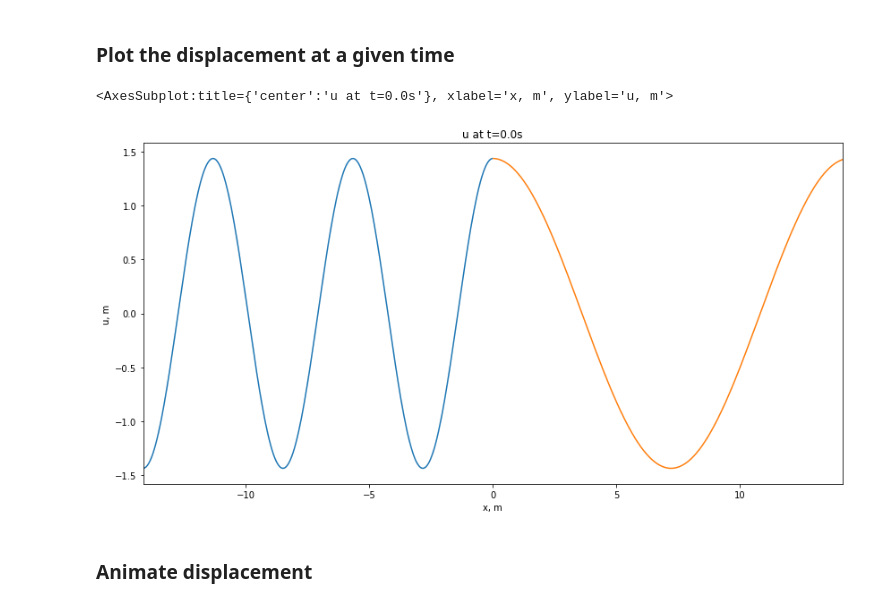
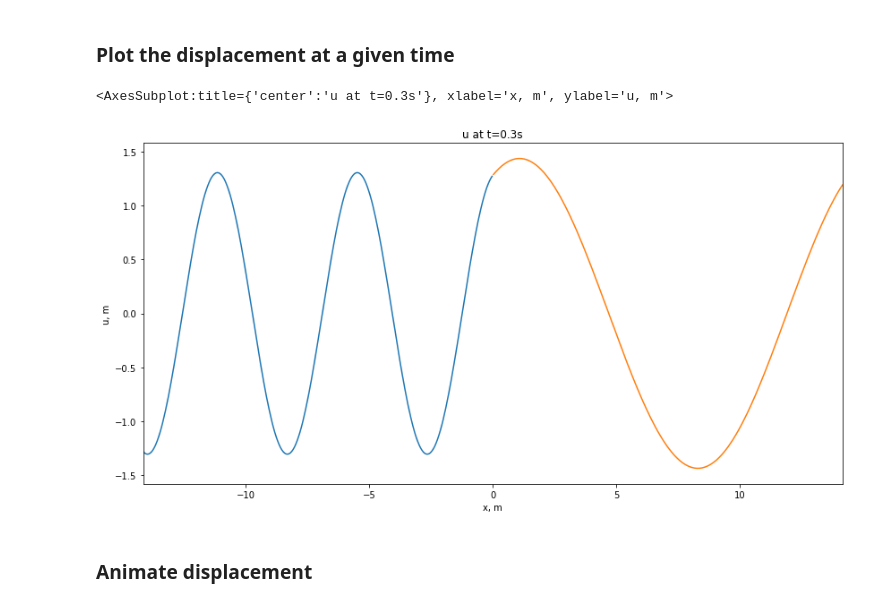
Before and after one commit to tdcwilliams/pywave, a Jupyter notebook: notebooks/waves-string-scattering.ipynb, the cells around one changed output. Drawn from its saved outputs; the diff is of its cells as text; code cells hidden in the pictures.

Commit message:
update waves-string-scattering classes

```diff
--- a/notebooks/waves-string-scattering.ipynb
+++ b/notebooks/waves-string-scattering.ipynb
@@ -483,6 +483,9 @@ class Scatterer:
         if ax is None:
             fig = plt.figure(figsize=(14,7))
             ax = fig.add_subplot(111)
+        # reset color cycle
+        ax.set_prop_cycle(None)
+        # make the plots
         for i in range(len(self.media)):
             b = (lbl == i)
             ax.plot(x[b], u[b].real, **kwargs)
@@ -545,10 +548,10 @@ Energy is OK
 # %% [markdown]
 ### Plot the displacement at a given time
 # %%
-bdy.plot_displacement(t=0.)
+bdy.plot_displacement(t=0.3)
 # %% [output]
-<AxesSubplot:title={'center':'u at t=0.0s'}, xlabel='x, m', ylabel='u, m'>
+<AxesSubplot:title={'center':'u at t=0.3s'}, xlabel='x, m', ylabel='u, m'>
-[figure, old version]
+[figure, new version]
 # %% [markdown]
 ### Animate displacement
 # %%
```
Also changed, not shown: parts of 1 cell of this notebook.
